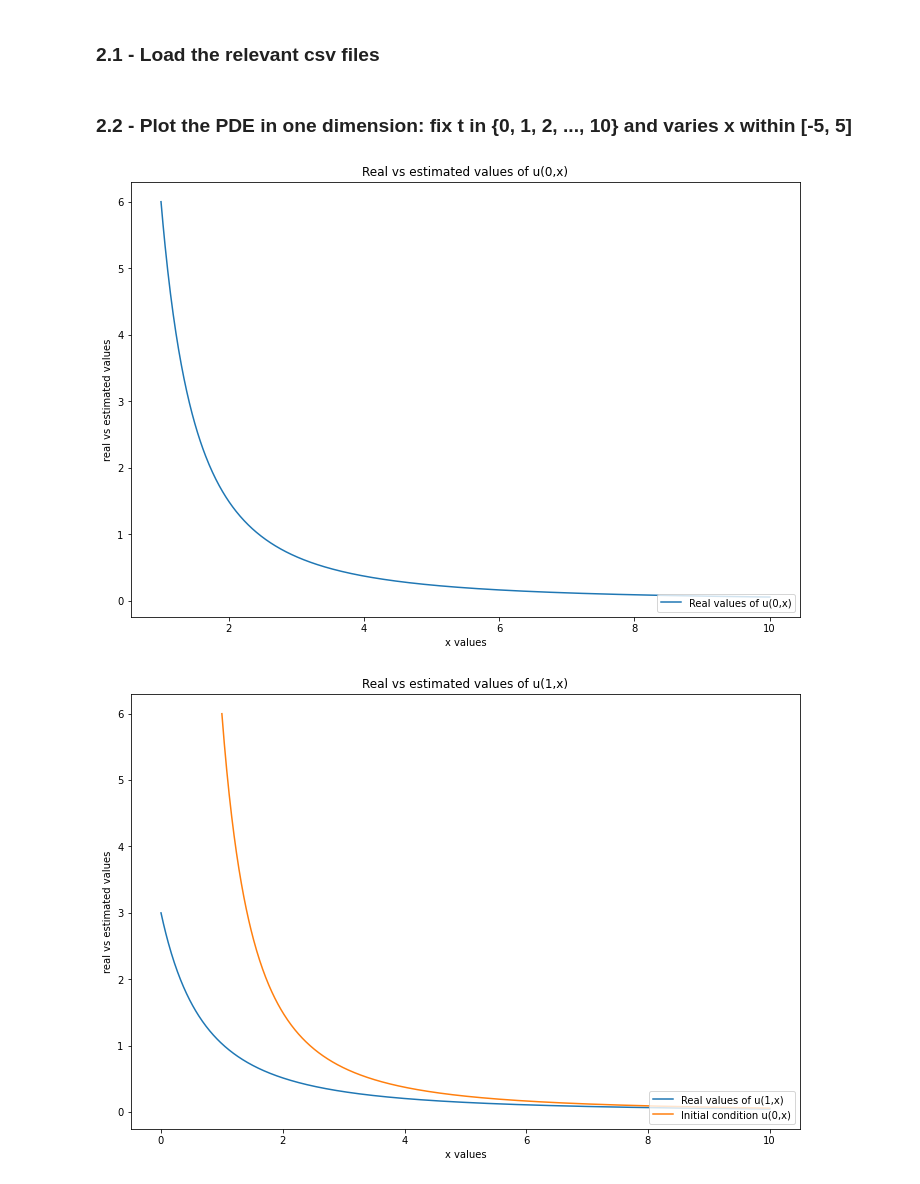
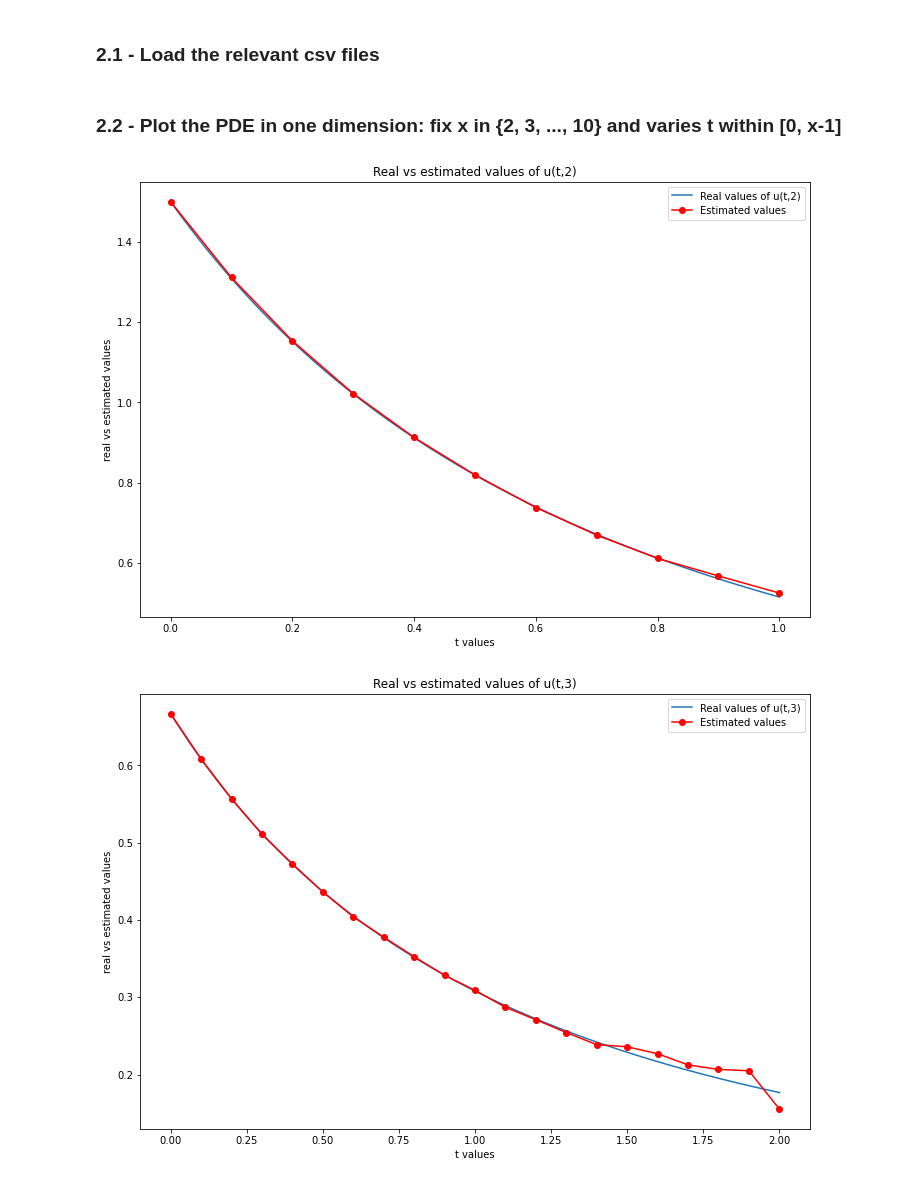
Before and after one commit to chanjuanyin/MH4900_Final_Year_Project_simulations, a Jupyter notebook: Branching_01/Plot_history.ipynb, the cells around one changed output. Drawn from its saved outputs; the diff is of its cells as text; code cells hidden in the pictures.

Commit message:
Improve on branching algorithm, restrict t value so the function won't explode

```diff
--- a/Branching_01/Plot_history.ipynb
+++ b/Branching_01/Plot_history.ipynb
@@ -53,60 +52,67 @@ for file_name in os_listdir:
     data =  pd.read_csv(file_path, delimiter=',', dtype=None, header=None)
     np_dictionary[file_name[:-4]] = data
 # %% [markdown]
-<a name='2-2'></a>
-### 2.2 - Plot the PDE in one dimension: fix t in {0, 1, 2, ..., 10} and varies x within [-5, 5]
+<a name='2-3'></a>
+### 2.2 - Plot the PDE in one dimension: fix x in {2, 3, ..., 10} and varies t within [0, x-1]
 # %%
 impose_ylim = False
 y_lim = [0,0.2]
 
-real_values = np.asarray(np_dictionary["t_equals_0"])
-real_values = np.reshape(real_values, (901,))
-x_values = np.arange(1, 10.01, 0.01)
-# estimated_values = np_dictionary["estimated_values"][1:, 0]
-# x_estimated = np.arange(1, 11, 1)
+real_values = np.asarray(np_dictionary["x_equals_2"])
+real_values = np.reshape(real_values, (1001,))[0:101]
+t_values = np.arange(0, 1.01, 0.01)
+estimated_values = np.asarray(np_dictionary["x_equals_2_monte_carlo"])
+estimated_values = np.reshape(estimated_values, (11,))
+t_estimated = np.arange(0, 1.1, 0.1)
 
 plt.figure(figsize=(12, 8))
-plt.plot(x_values, real_values, label='Real values of u(0,x)')
-# plt.plot(x_estimated, estimated_values, 'ro-', label='Estimated values')
+plt.plot(t_values, real_values, label='Real values of u(t,2)')
+plt.plot(t_estimated, estimated_values, 'ro-', label='Estimated values')
+
+# initial_condition_real_values = np.asarray(np_dictionary["x_equals_0"])
+# initial_condition_real_values = np.reshape(initial_condition_real_values, (901,))
+# t_values_initial = np.arange(1, 10.01, 0.01)
+# plt.plot(t_values_initial, initial_condition_real_values, label='Initial condition u(t,0)')
 
 plt.ylabel('real vs estimated values')
 if impose_ylim:
     plt.ylim(y_lim)
-plt.xlabel('x values')
+plt.xlabel('t values')
 # plt.axvline(x=30,color='red')
 
-plt.title('Real vs estimated values of u(0,x)')
-plt.legend(loc='lower right')
+plt.title('Real vs estimated values of u(t,2)')
+plt.legend(loc='upper right')
 plt.show()
 # %% [output]
-[figure, old version]
+[figure, new version]
 # %%
 impose_ylim = False
 y_lim = [0,0.2]
 
-real_values = np.asarray(np_dictionary["t_equals_1"])
-real_values = np.reshape(real_values, (1001,))
-x_values = np.arange(0, 10.01, 0.01)
-# estimated_values = np_dictionary["estimated_values"][:, 1]
-# x_estimated = np.arange(0, 11, 1)
+real_values = np.asarray(np_dictionary["x_equals_3"])
+real_values = np.reshape(real_values, (1001,))[0:201]
+t_values = np.arange(0, 2.01, 0.01)
+estimated_values = np.asarray(np_dictionary["x_equals_3_monte_carlo"])
+estimated_values = np.reshape(estimated_values, (21,))
+t_estimated = np.arange(0, 2.1, 0.1)
 
 plt.figure(figsize=(12, 8))
-plt.plot(x_values, real_values, label='Real values of u(1,x)')
-# plt.plot(x_estimated, estimated_values, 'ro-', label='Estimated values')
+plt.plot(t_values, real_values, label='Real values of u(t,3)')
+plt.plot(t_estimated, estimated_values, 'ro-', label='Estimated values')
 
-initial_condition_real_values = np.asarray(np_dictionary["t_equals_0"])
-initial_condition_real_values = np.reshape(initial_condition_real_values, (901,))
-x_values_initial = np.arange(1, 10.01, 0.01)
-plt.plot(x_values_initial, initial_condition_real_values, label='Initial condition u(0,x)')
+# initial_condition_real_values = np.asarray(np_dictionary["x_equals_0"])
+# initial_condition_real_values = np.reshape(initial_condition_real_values, (901,))
+# t_values_initial = np.arange(1, 10.01, 0.01)
+# plt.plot(t_values_initial, initial_condition_real_values, label='Initial condition u(t,0)')
 
 plt.ylabel('real vs estimated values')
 if impose_ylim:
     plt.ylim(y_lim)
-plt.xlabel('x values')
+plt.xlabel('t values')
 # plt.axvline(x=30,color='red')
 
-plt.title('Real vs estimated values of u(1,x)')
-plt.legend(loc='lower right')
+plt.title('Real vs estimated values of u(t,3)')
+plt.legend(loc='upper right')
 plt.show()
 # %% [output]
-[figure, old version]
+[figure, new version]
```
Also changed, not shown: parts of 28 cells of this notebook, 9 other files.
